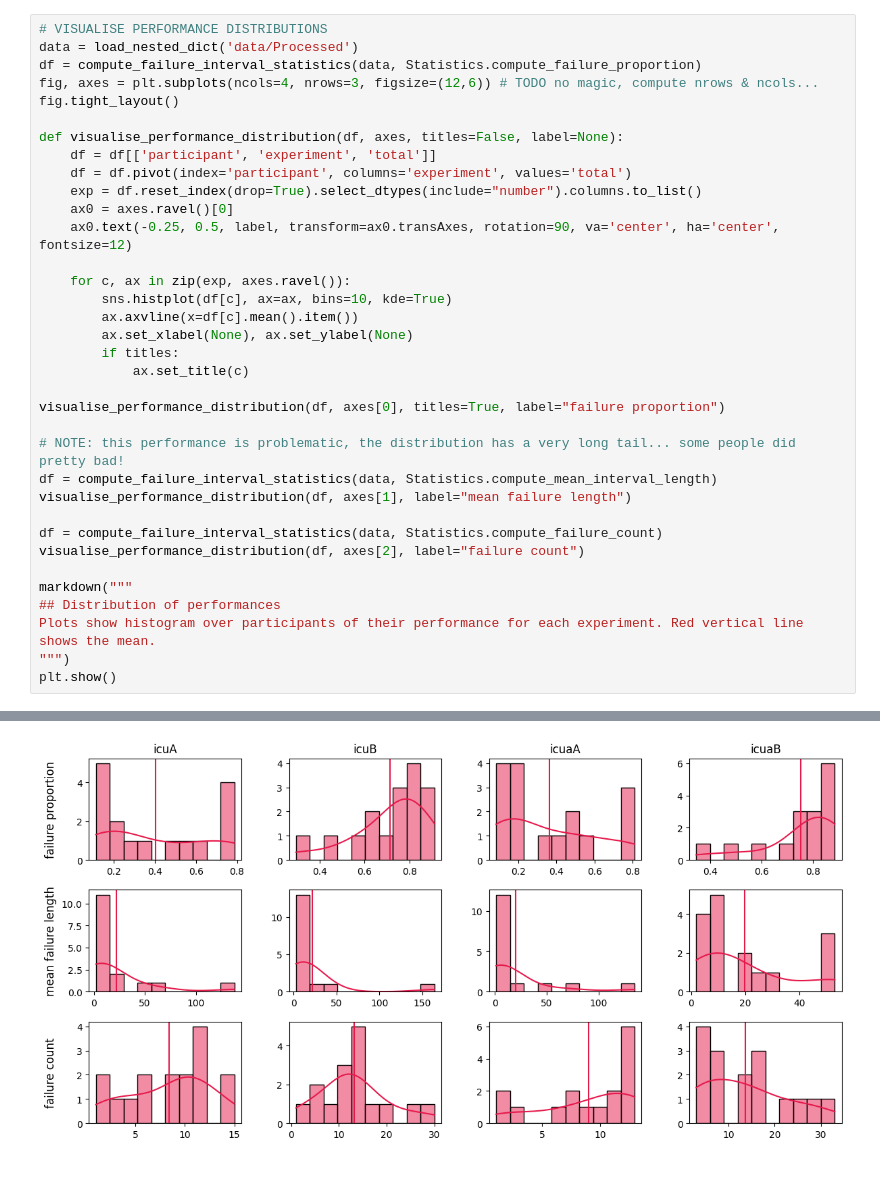
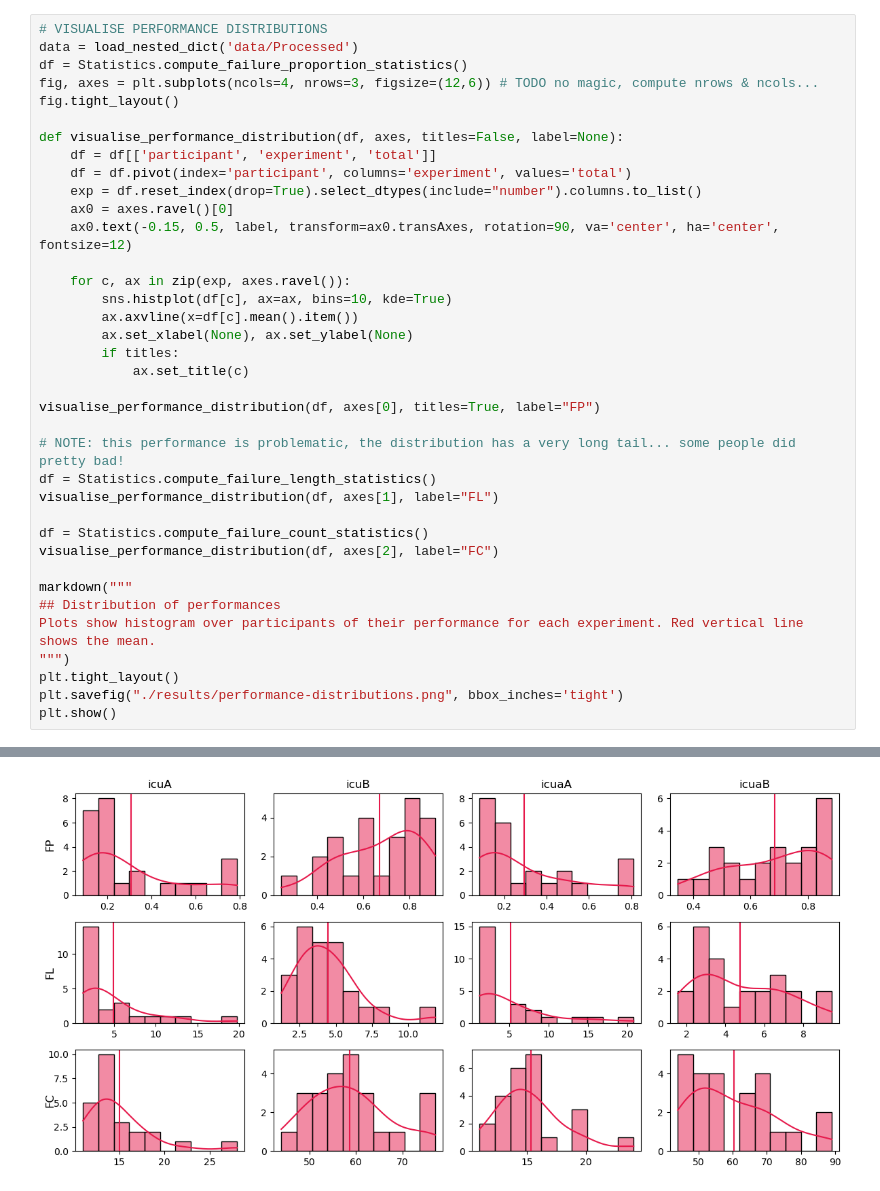
Before and after one commit to dicelab-rhul/icua-data-analysis, a Jupyter notebook: demographics.ipynb, the cells around one changed output, grey strips where cells are left out. Drawn from its saved outputs; the diff is of its cells as text.

```diff
--- a/demographics.ipynb
+++ b/demographics.ipynb
@@ -54,40 +44,42 @@ pd.set_option("display.max_rows", 10)
 # %%
 # VISUALISE PERFORMANCE DISTRIBUTIONS
 data = load_nested_dict('data/Processed')
-df = compute_failure_interval_statistics(data, Statistics.compute_failure_proportion)
+df = Statistics.compute_failure_proportion_statistics()
 fig, axes = plt.subplots(ncols=4, nrows=3, figsize=(12,6)) # TODO no magic, compute nrows & ncols...
 fig.tight_layout()
 
 def visualise_performance_distribution(df, axes, titles=False, label=None):
     df = df[['participant', 'experiment', 'total']]
     df = df.pivot(index='participant', columns='experiment', values='total')
     exp = df.reset_index(drop=True).select_dtypes(include="number").columns.to_list()
     ax0 = axes.ravel()[0]
-    ax0.text(-0.25, 0.5, label, transform=ax0.transAxes, rotation=90, va='center', ha='center', fontsize=12)
+    ax0.text(-0.15, 0.5, label, transform=ax0.transAxes, rotation=90, va='center', ha='center', fontsize=12)
 
     for c, ax in zip(exp, axes.ravel()):
         sns.histplot(df[c], ax=ax, bins=10, kde=True)
         ax.axvline(x=df[c].mean().item())
         ax.set_xlabel(None), ax.set_ylabel(None)
         if titles:
             ax.set_title(c)
 
-visualise_performance_distribution(df, axes[0], titles=True, label="failure proportion")
+visualise_performance_distribution(df, axes[0], titles=True, label="FP")
 
 # NOTE: this performance is problematic, the distribution has a very long tail... some people did pretty bad!
-df = compute_failure_interval_statistics(data, Statistics.compute_mean_interval_length)
-visualise_performance_distribution(df, axes[1], label="mean failure length")
+df = Statistics.compute_failure_length_statistics()
+visualise_performance_distribution(df, axes[1], label="FL")
 
-df = compute_failure_interval_statistics(data, Statistics.compute_failure_count)
-visualise_performance_distribution(df, axes[2], label="failure count")
+df = Statistics.compute_failure_count_statistics()
+visualise_performance_distribution(df, axes[2], label="FC")
 
 markdown("""
 ## Distribution of performances
 Plots show histogram over participants of their performance for each experiment. Red vertical line shows the mean.
 """)
+plt.tight_layout()
+plt.savefig("./results/performance-distributions.png", bbox_inches='tight')
 plt.show()
 # %% [output]
 
 ## Distribution of performances
 Plots show histogram over participants of their performance for each experiment. Red vertical line shows the mean.
-[figure, old version]
+[figure, new version]
```
Also changed, not shown: parts of 9 cells of this notebook, 53 other files.
